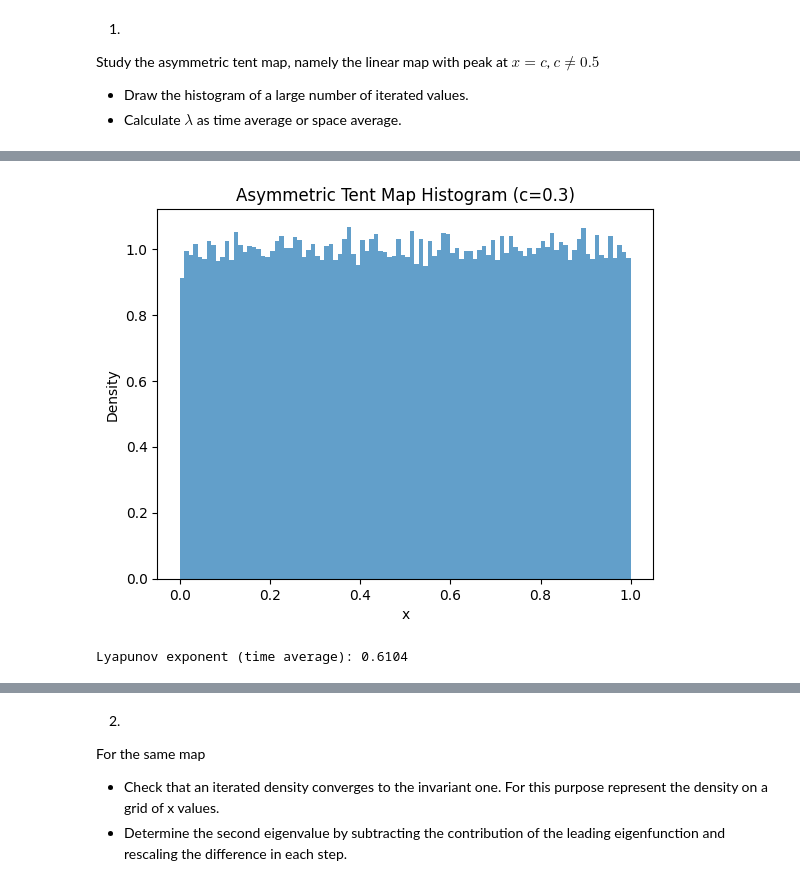
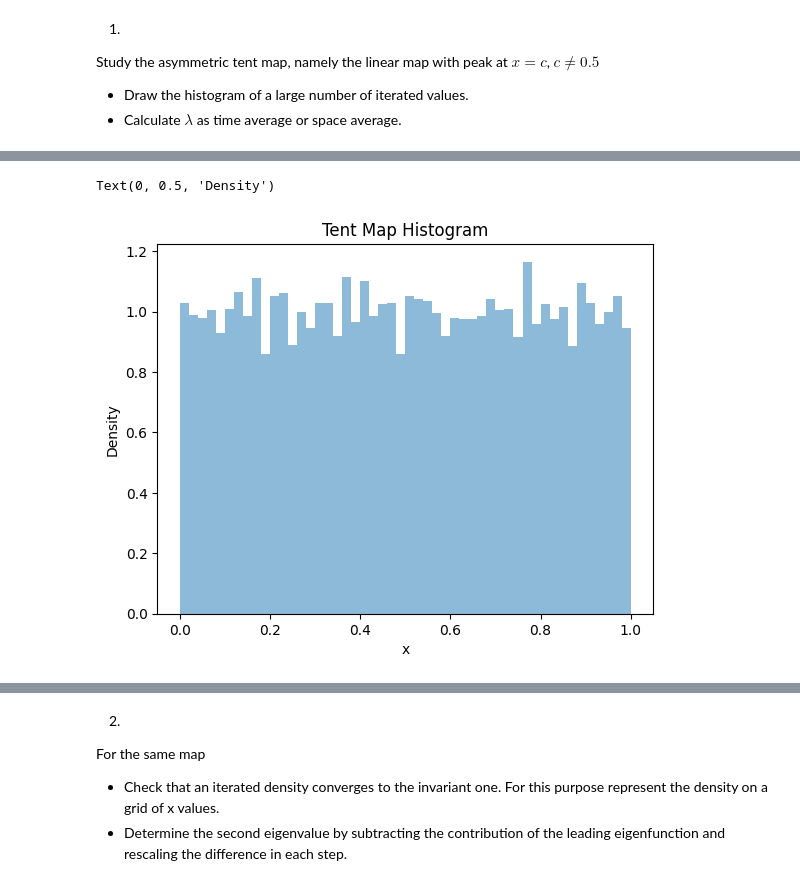
Before and after one commit to TarnaiMark/Advanced-Statistics---Msc---2025, a Jupyter notebook: Előadás 9 - Káoszelmélet/chaos-exc.ipynb, the cells around one changed output, grey strips where cells are left out. Drawn from its saved outputs; the diff is of its cells as text; code cells hidden in the pictures.

```diff
--- a/Előadás 9 - Káoszelmélet/chaos-exc.ipynb
+++ b/Előadás 9 - Káoszelmélet/chaos-exc.ipynb
@@ -6,34 +31,16 @@ Study the asymmetric tent map, namely the linear map with peak at $x=c$, $c\neq0
 # %%
-import numpy as np
-import matplotlib.pyplot as plt
+#Histogram of the map
+N = 10000
+x = np.random.rand()
 
-# Parameters
-c = 0.3  # Asymmetry parameter, c ≠ 0.5
-N = 100000  # Number of iterations
-x = np.random.rand()  # Initial value
-
-# Store iterates
-trajectory = []
-
-for _ in range(N):
-    if x < c:
-        x = x / c
-    else:
-        x = (1 - x) / (1 - c)
-    trajectory.append(x)
-
-# Plot histogram
-plt.hist(trajectory, bins=100, density=True, alpha=0.7)
-plt.title(f"Asymmetric Tent Map Histogram (c={c})")
-plt.xlabel("x")
-plt.ylabel("Density")
-plt.show()
+x_values = []
+for i in range(N):
+    x = tent_map(x, c)
+    x_values.append(x)
+plt.hist(x_values, bins=50, density=True, alpha=0.5, label='Histogram')
+plt.title('Tent Map Histogram')
+plt.xlabel('x')
+plt.ylabel('Density')
 # %% [output]
+Text(0, 0.5, 'Density')
-[figure, old version]
+[figure, new version]
-# %%
-trajectory = np.array(trajectory)
-derivatives = np.where(trajectory < c, 1/c, 1/(c-1))
-lyapunov_time = np.mean(np.log(np.abs(derivatives)))
-print(f"Lyapunov exponent (time average): {lyapunov_time:.4f}")
-# %% [output]
-Lyapunov exponent (time average): 0.6104
```
Also changed, not shown: parts of 10 cells of this notebook, 4 other files.
